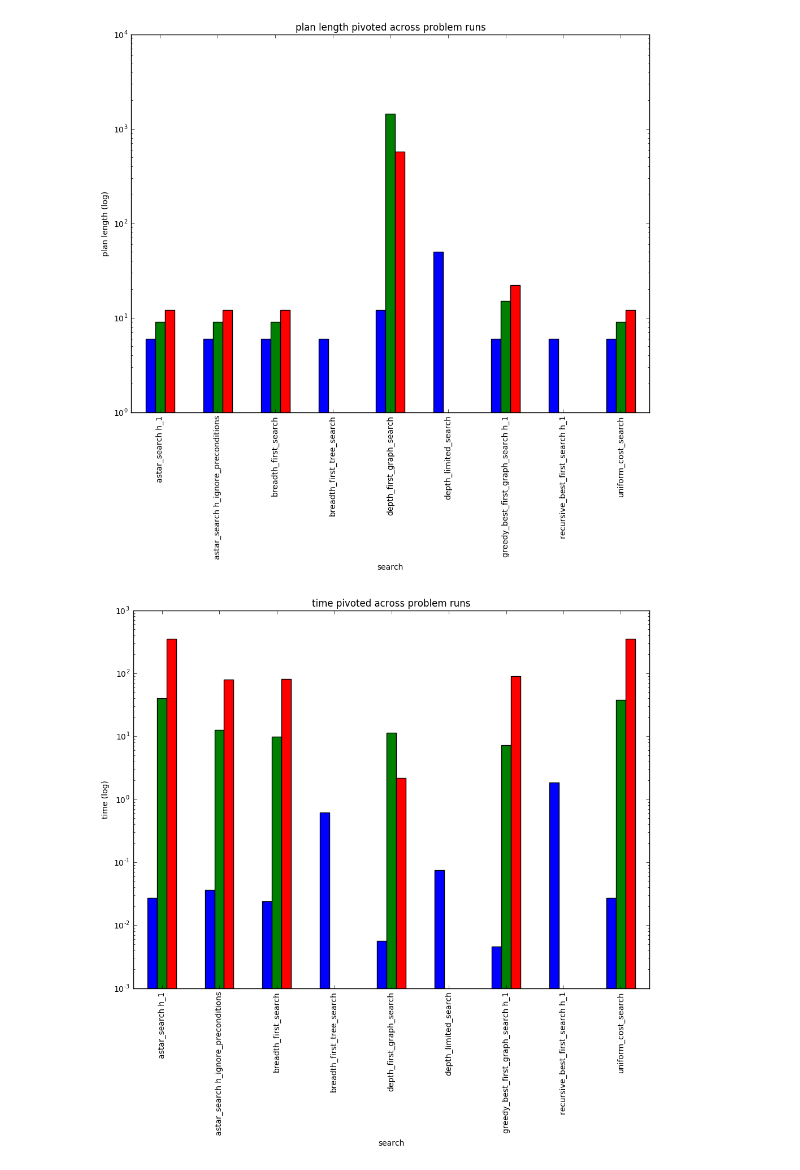
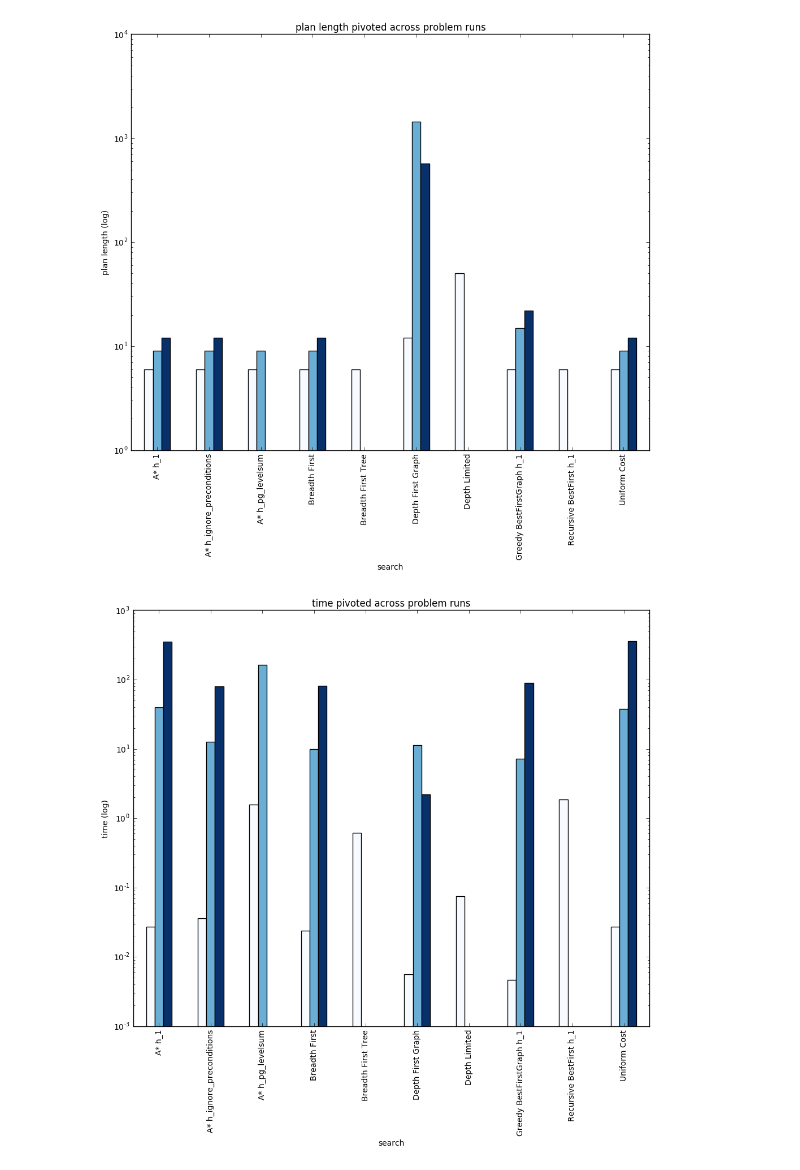
Before and after one commit to barney-s/AIND-Planning, a Jupyter notebook: analyse_runs.ipynb, the cells around one changed output. Saved outputs shown, nothing was run; the diff lists cells and outputs as text; code cells hidden in the pictures.

Commit message:
- collecting run data for search 10

```diff
--- a/analyse_runs.ipynb
+++ b/analyse_runs.ipynb
@@ -4,16 +4,16 @@ import pandas as pd
 
 
 search_map = {
-    1: 'breadth_first_search',
-    2: 'breadth_first_tree_search',
-    3: 'depth_first_graph_search',
-    4: 'depth_limited_search',
-    5: 'uniform_cost_search',
-    6: 'recursive_best_first_search h_1',
-    7: 'greedy_best_first_graph_search h_1',
-    8: 'astar_search h_1',
-    9: 'astar_search h_ignore_preconditions',
-    10: 'astar_search h_pg_levelsum'
+    1: 'Breadth First',
+    2: 'Breadth First Tree',
+    3: 'Depth First Graph',
+    4: 'Depth Limited',
+    5: 'Uniform Cost',
+    6: 'Recursive BestFirst h_1',
+    7: 'Greedy BestFirstGraph h_1',
+    8: 'A* h_1',
+    9: 'A* h_ignore_preconditions',
+    10: 'A* h_pg_levelsum'
 }
 
 
@@ -26,7 +26,7 @@ labels = []
 idx=1
 
 for y in ['plan length', 'time', 'expansions']:
-    a = df.pivot(index='search', columns='problem', values=y).plot(kind='bar', logy=True, legend=False, figsize=(10,10))
+    a = df.pivot(index='search', columns='problem', values=y).plot(kind='bar', logy=True, legend=False, figsize=(10,10), colormap='Blues')
     a.set_ylabel(y+" (log)")
     a.set_title(y+" pivoted across problem runs")
     fig = a.get_figure()
@@ -54,2 +54,2 @@ plt.show()
-[figure, old version]
+[figure, new version]
-[figure, old version]
+[figure, new version]
```
Also changed, not shown: parts of 1 cell of this notebook, 9 other files.
